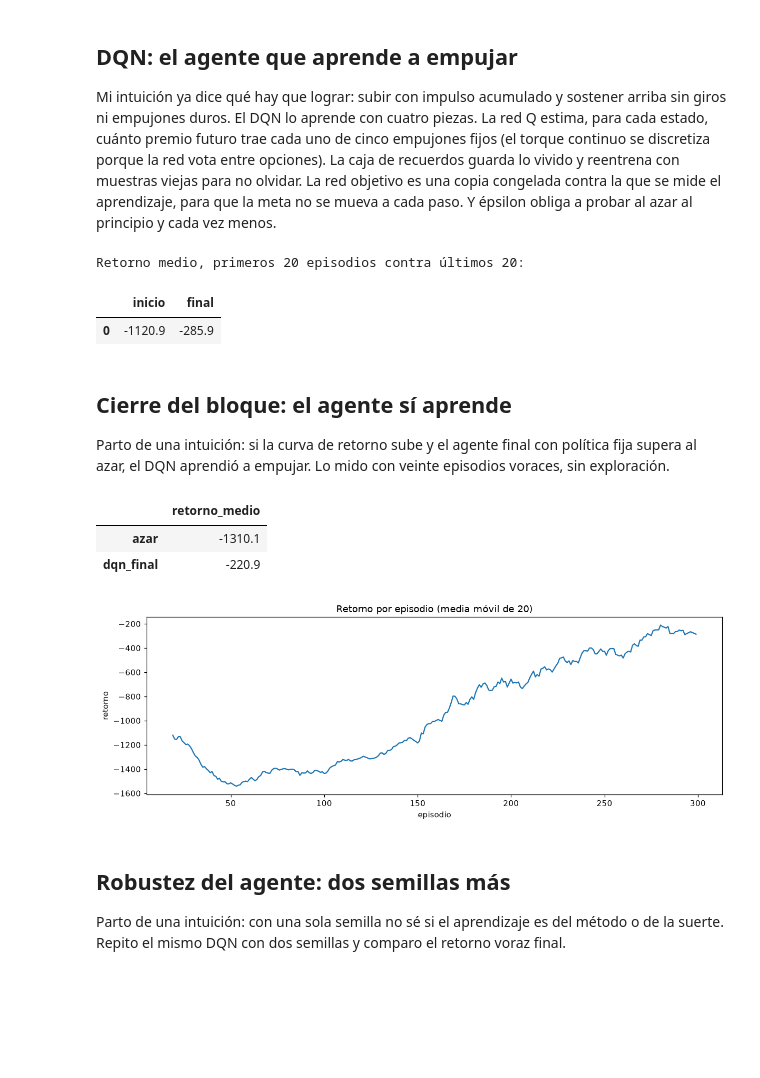
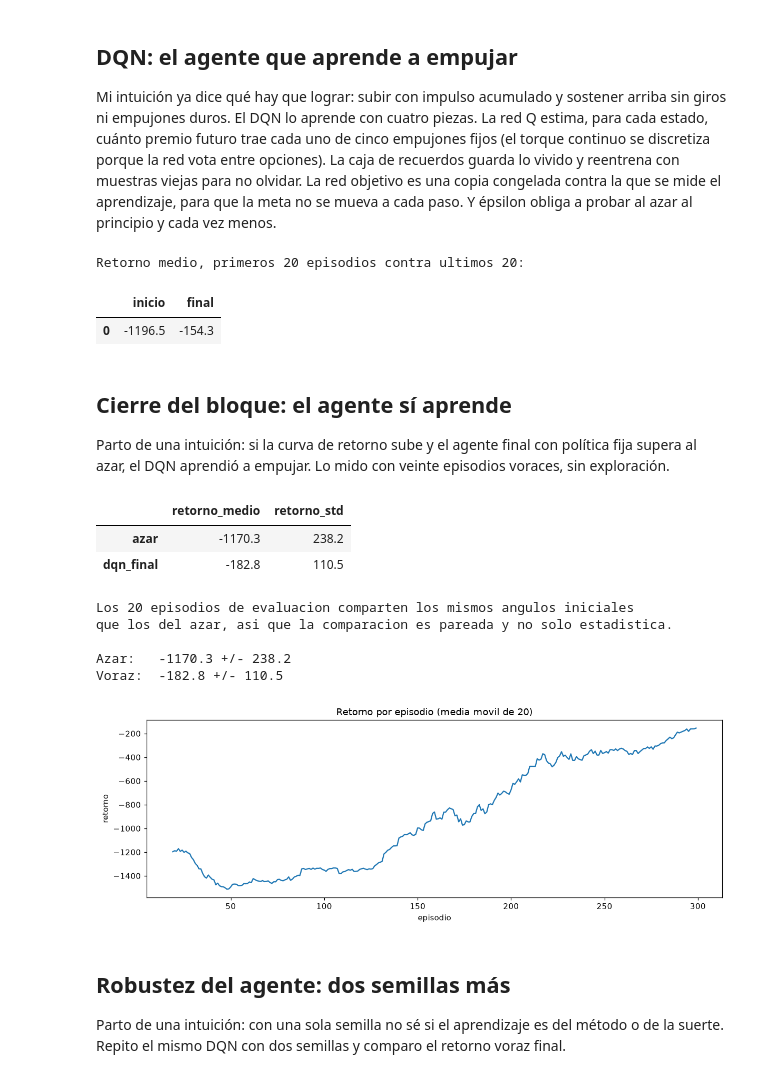
Before and after one commit to JheisonMB/ml, a Jupyter notebook: series-temporales-prediccion/series_temporales_prediccion.ipynb, the cells around one changed output. Saved outputs shown, nothing was run; the diff lists cells and outputs as text; code cells hidden in the pictures; blank space fills up the shorter version.

```diff
--- a/series-temporales-prediccion/series_temporales_prediccion.ipynb
+++ b/series-temporales-prediccion/series_temporales_prediccion.ipynb
@@ -808,8 +869,9 @@ Mi intuición ya dice qué hay que lograr: subir con impulso acumulado y sostene
 import collections
 import torch.nn as nn
 
-torch.manual_seed(11)
-np.random.seed(11)
+TRAIN_SEED = 11
+torch.manual_seed(TRAIN_SEED)
+np.random.seed(TRAIN_SEED)
 torques = np.array([-2.0, -1.0, 0.0, 1.0, 2.0], dtype=np.float32)
 
 class QNet(nn.Module):
@@ -828,11 +890,11 @@ optimizer = torch.optim.Adam(policy.parameters(), lr=1e-3)
 loss_fn = nn.MSELoss()
 memory = collections.deque(maxlen=20000)
 
-train_env = gym.make('Pendulum-v1')
+train_env = gym.make("Pendulum-v1")
 epsilon, gamma = 1.0, 0.99
 episode_returns = []
 for episode in range(300):
-    observation, _ = train_env.reset()
+    observation, _ = train_env.reset(seed=TRAIN_SEED + episode)
     total = 0.0
     for _ in range(200):
         if np.random.rand() < epsilon:
@@ -865,53 +927,68 @@ for episode in range(300):
 train_env.close()
 
 learning = pd.Series(episode_returns)
-print('Retorno medio, primeros 20 episodios contra últimos 20:')
+print("Retorno medio, primeros 20 episodios contra ultimos 20:")
 display(pd.DataFrame({
-    'inicio': [learning.iloc[:20].mean()],
-    'final': [learning.iloc[-20:].mean()],
+    "inicio": [learning.iloc[:20].mean()],
+    "final": [learning.iloc[-20:].mean()],
 }).round(1))
 # %% [output]
-Retorno medio, primeros 20 episodios contra últimos 20:
+Retorno medio, primeros 20 episodios contra ultimos 20:
 |  | inicio | final |
-| 0 | -1120.9 | -285.9 |
+| 0 | -1196.5 | -154.3 |
 # %% [markdown]
 ## Cierre del bloque: el agente sí aprende
 
 Parto de una intuición: si la curva de retorno sube y el agente final con política fija supera al azar, el DQN aprendió a empujar. Lo mido con veinte episodios voraces, sin exploración.
 # %%
+EVAL_SEED = 11
+
 eval_returns = []
-eval_env = gym.make('Pendulum-v1')
+eval_env = gym.make("Pendulum-v1")
 policy.eval()
-for _ in range(20):
-    observation, _ = eval_env.reset()
+for episode in range(20):
+    observation, _ = eval_env.reset(seed=EVAL_SEED + episode)
     total, done = 0.0, False
     while not done:
         with torch.no_grad():
             choice = int(policy(torch.Tensor(observation)).argmax())
         step_result = eval_env.step(np.array([torques[choice]], dtype=np.float32))
         observation, reward, terminated, truncated, _ = step_result
         total += reward
         done = terminated or truncated
     eval_returns.append(total)
 eval_env.close()
 
+eval_series = pd.Series(eval_returns)
 closing = pd.DataFrame({
-    'retorno_medio': [baseline.mean(), np.mean(eval_returns)],
-}, index=['azar', 'dqn_final'])
+    "retorno_medio": [baseline.mean(), eval_series.mean()],
+    "retorno_std": [baseline.std(), eval_series.std()],
+}, index=["azar", "dqn_final"])
 display(closing.round(1))
+
+print("Los 20 episodios de evaluacion comparten los mismos angulos iniciales")
+print("que los del azar, asi que la comparacion es pareada y no solo estadistica.")
+print()
+print("Azar:  ", round(baseline.mean(), 1), "+/-", round(baseline.std(), 1))
+print("Voraz: ", round(eval_series.mean(), 1), "+/-", round(eval_series.std(), 1))
 
 fig, ax = plt.subplots(figsize=(11, 4))
 ax.plot(pd.Series(episode_returns).rolling(20).mean())
-ax.set_title('Retorno por episodio (media móvil de 20)')
-ax.set_ylabel('retorno')
-ax.set_xlabel('episodio')
+ax.set_title("Retorno por episodio (media movil de 20)")
+ax.set_ylabel("retorno")
+ax.set_xlabel("episodio")
 fig.tight_layout()
 plt.show()
 # %% [output]
-|  | retorno_medio |
-| azar | -1310.1 |
-| dqn_final | -220.9 |
+|  | retorno_medio | retorno_std |
+| azar | -1170.3 | 238.2 |
+| dqn_final | -182.8 | 110.5 |
+Los 20 episodios de evaluacion comparten los mismos angulos iniciales
+que los del azar, asi que la comparacion es pareada y no solo estadistica.
+
+Azar:   -1170.3 +/- 238.2
+Voraz:  -182.8 +/- 110.5
-[figure, old version]
+[figure, new version]
 # %% [markdown]
 ## Robustez del agente: dos semillas más
 
```
Also changed, not shown: parts of 5 cells of this notebook, 8 other files.
